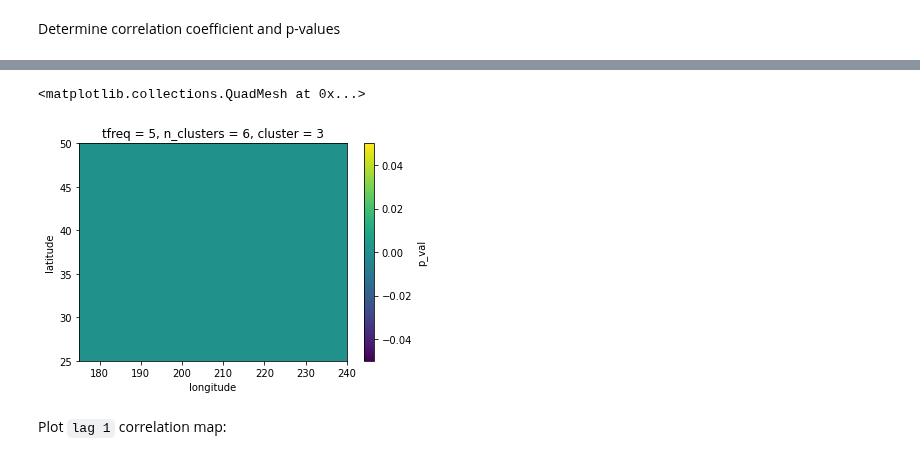
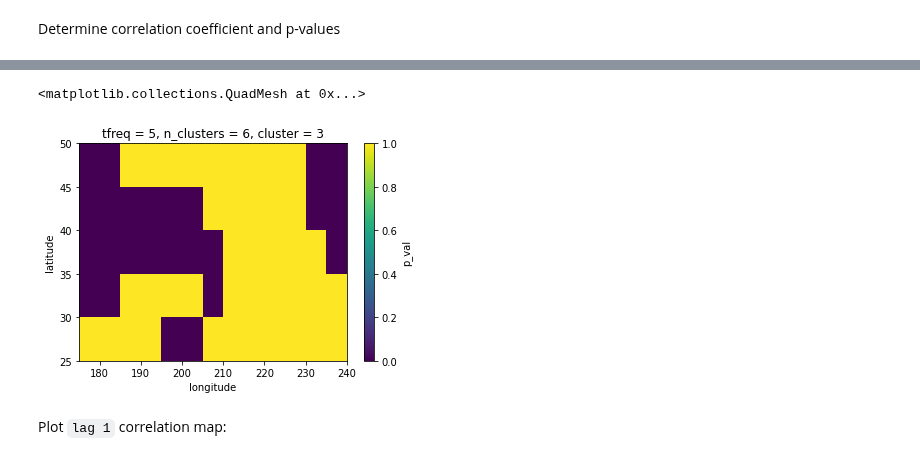
Before and after one commit to AI4S2S/s2spy, a Jupyter notebook: notebooks/working_notebook.ipynb, the cells around one changed output, grey strips where cells are left out. Cells and saved outputs as stored; diff of their text form; code cells hidden in the pictures.

```diff
--- a/notebooks/working_notebook.ipynb
+++ b/notebooks/working_notebook.ipynb
@@ -7,8 +7,9 @@ import matplotlib.pyplot as plt
 import s2spy.time
 import s2spy.rgdr
 # %%
-field = xr.open_dataset(r'C:\Users\BartSchilperoort\temp\rgdr_data\sst_daily_1979-2018_5deg_Pacific_175_240E_25_50N.nc')
-target = xr.open_dataset(r'C:\Users\BartSchilperoort\temp\rgdr_data\tf5_nc5_dendo_80d77.nc')
+file_path = '../tests/test_rgdr/test_data'
+field = xr.open_dataset(f'{file_path}/sst_daily_1979-2018_5deg_Pacific_175_240E_25_50N.nc')
+target = xr.open_dataset(f'{file_path}/tf5_nc5_dendo_80d77.nc')
 
 cal = s2spy.time.AdventCalendar((8, 31), freq = "30d")
 field_resampled = cal.resample(field)
@@ -45,8 +62,8 @@ field_resampled['corr'].mean(dim='i_interval').plot()
 # %%
-(field_resampled['p_val'] < 0.05).all(dim='i_interval').plot()
+(field_resampled['p_val'] < 0.05).any(dim='i_interval').plot()
 # %% [output]
 <matplotlib.collections.QuadMesh at 0x...>
-[figure, old version]
+[figure, new version]
 # %% [markdown]
 Plot `lag 1` correlation map:
 # %%
```
Also changed, not shown: parts of 6 cells of this notebook, 3 other files.
